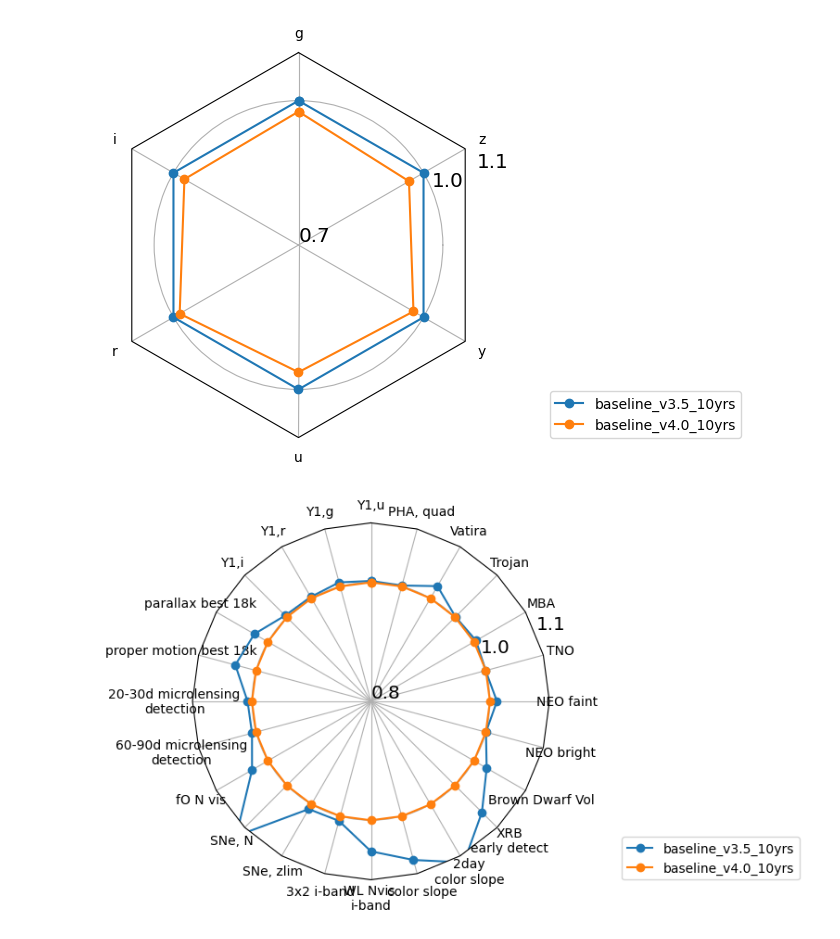
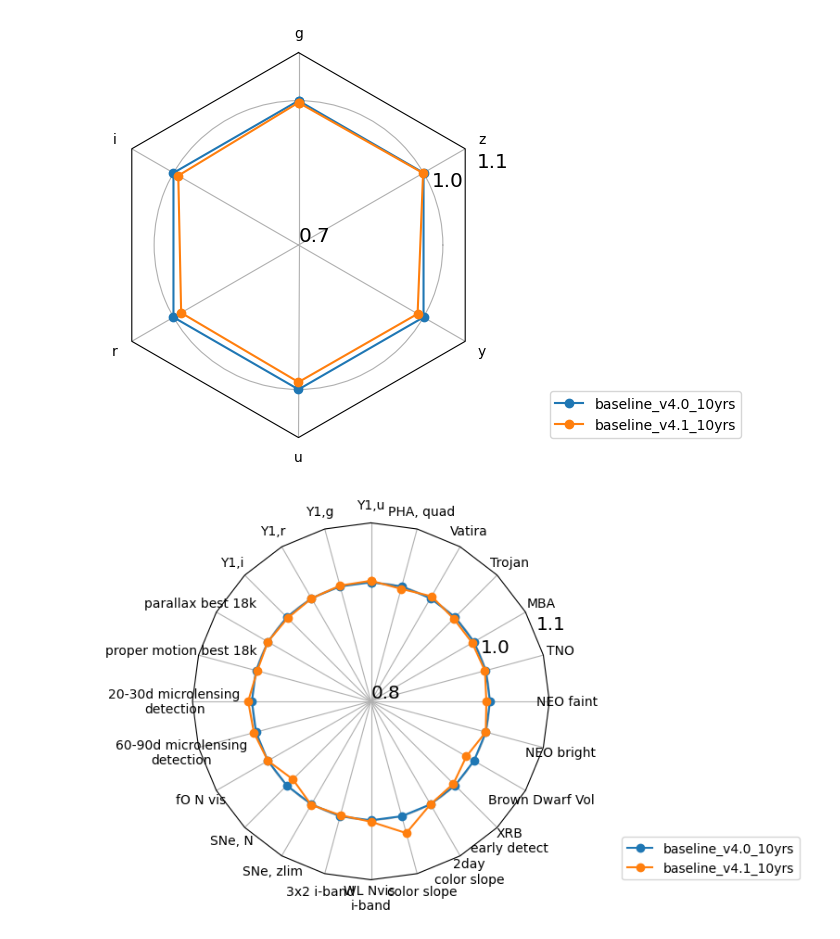
Before and after one commit to lsst-sims/sims_featureScheduler_runs4.1, a Jupyter notebook: maf/quick_look.ipynb, the cells around one changed output. Cells and saved outputs as stored; diff of their text form; code cells hidden in the pictures.

```diff
--- a/maf/quick_look.ipynb
+++ b/maf/quick_look.ipynb
@@ -215,13 +203,13 @@ mag_data
 # %%
-runs = ['baseline_v3.5_10yrs', 'baseline_v4.0_10yrs']
+runs = ['baseline_v4.0_10yrs' 	, 'baseline_v4.1_10yrs' 	]
 ndata = norm_df(mag_data, runs, cols=mag_data.columns.values.tolist(),
-                 mag_cols = mag_cols, norm_run='baseline_v3.5_10yrs')#, invert_cols=['u', 'g', 'r', 'i', 'z', 'y'])
+                 mag_cols = mag_cols, norm_run='baseline_v4.0_10yrs')#, invert_cols=['u', 'g', 'r', 'i', 'z', 'y'])
 fig, ax = radar(ndata, legend=True, rgrids=[0.7, 1.0, 1.1], bbox_to_anchor=(1.65, 0))
 # %% [output]
-[figure, old version]
+[figure, new version]
 # %%
 ndata = norm_df(data, runs, cols=data.columns.values.tolist(),
                 invert_cols=invert_cols, mag_cols = mag_cols, norm_run='baseline_v4.0_10yrs')
 fig, ax = radar(ndata, legend=True, rgrids=[0.8, 1.0, 1.1], bbox_to_anchor=(1.7, 0))
 # %% [output]
-[figure, old version]
+[figure, new version]
```
Also changed, not shown: parts of 13 cells of this notebook.
